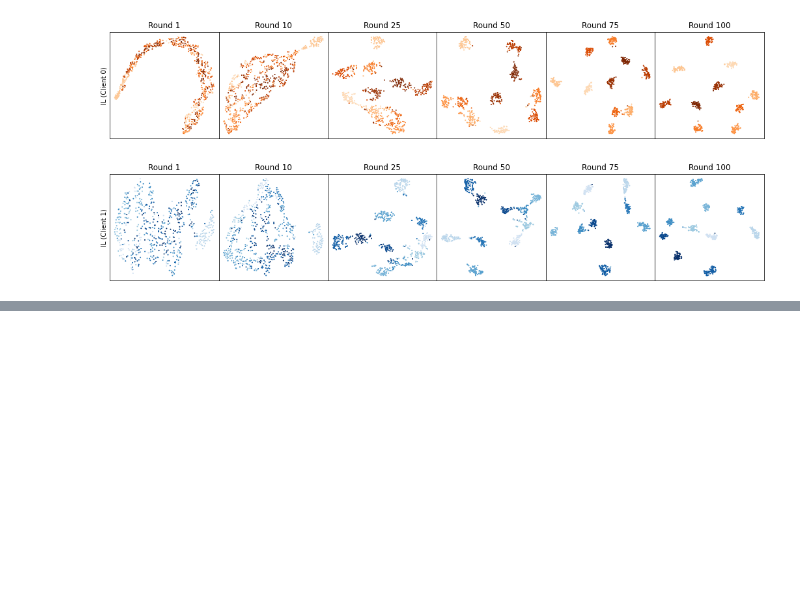
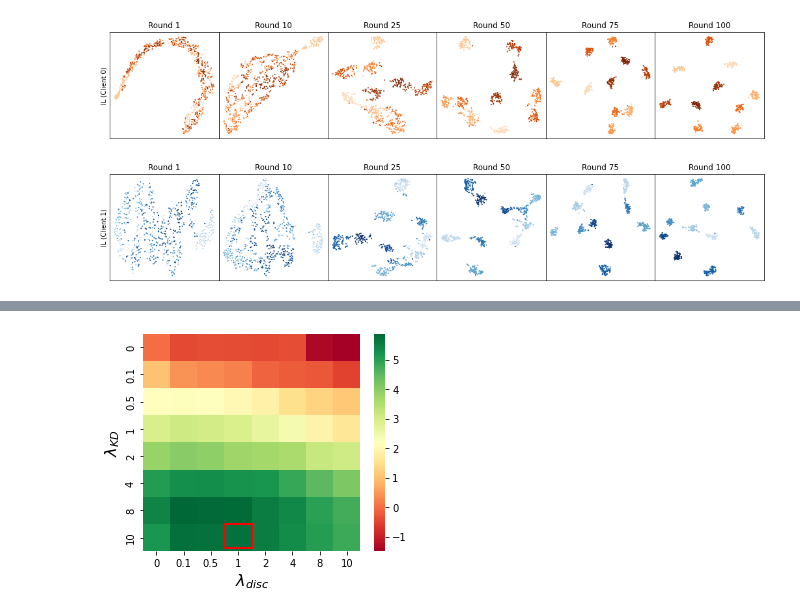
Before and after one commit to jingax/Multi-Fed, a Jupyter notebook: Figures.ipynb, the cells around one changed output, grey strips where cells are left out. Cells and saved outputs as stored; diff of their text form; code cells hidden in the pictures; blank space fills up the shorter version.

Commit message:
Adding lambda ablation study

```diff
--- a/Figures.ipynb
+++ b/Figures.ipynb
@@ -459,0 +463,31 @@ tracker_fl.plot_tSNE(r_list=r_list, title="FL", savepath="./saves/paper/MNIST_N2
+# %%
+dataset = "MNIST"
+model = "LeNet5"
+reduced = 0.02
+rounds = 100
+n_avg = 10
+track_history = False
+export_dir = None #"./saves/MNIST_test"
+device = "cuda:3"
+n_clients = 5
+feature_dim = 84
+seed = 0
+
+lambda_kd_list = [0, 0.1, 0.5, 1, 2, 4, 8, 10]
+lambda_disc_list = [0, 0.1, 0.5, 1, 2, 4, 8, 10]
+
+tr_loss = np.zeros((len(lambda_kd_list), len(lambda_disc_list)))
+val_loss = np.zeros((len(lambda_kd_list), len(lambda_disc_list)))
+tr_acc = np.zeros((len(lambda_kd_list), len(lambda_disc_list)))
+val_acc = np.zeros((len(lambda_kd_list), len(lambda_disc_list)))
+
+for i_kd, lambda_kd in enumerate(lambda_kd_list):
+    for i_disc, lambda_disc in enumerate(lambda_disc_list):
+        pt_kd, _ = run(n_clients=n_clients, dataset=dataset, model=model, lambda_kd=lambda_kd, lambda_disc=lambda_disc,
+                    reduced=reduced, n_avg=n_avg, rounds=rounds, track_history=track_history,
+                    export_dir=export_dir, device=device, seed=seed)
+
+        tr_loss[i_kd, i_disc] = np.array([pt.perf_histories["Train"]["loss"][-1] for pt in pt_kd]).mean()
+        val_loss[i_kd, i_disc] = np.array([pt.perf_histories["Validation (global)"]["loss"][-1] for pt in pt_kd]).mean()
+        tr_acc[i_kd, i_disc] = np.array([pt.perf_histories["Train"]["accuracy"][-1] for pt in pt_kd]).mean()
+        val_acc[i_kd, i_disc] = np.array([pt.perf_histories["Validation (global)"]["accuracy"][-1] for pt in pt_kd]).mean()
@@ -459,0 +512,12 @@ tracker_fl.plot_tSNE(r_list=r_list, title="FL", savepath="./saves/paper/MNIST_N2
+# %%
+import seaborn as sns
+import matplotlib
+fig, ax = plt.subplots(1,1, figsize=(5,4))
+data = (val_acc-val_acc[0,0]) * 100
+sns.heatmap(data, cmap="RdYlGn", annot=False, cbar=True, square=True, ax=ax, xticklabels=lambda_disc_list, yticklabels=lambda_kd_list, annot_kws={"fontsize":"small"})
+ax.set_xlabel("$\lambda_{disc}$", fontsize=16)
+ax.set_ylabel("$\lambda_{KD}$", fontsize=16)
+ax.add_patch(matplotlib.patches.Rectangle((3, 7), 1.0, 0.9, edgecolor='red', fill=False, lw=2))
+fig.savefig("./saves/paper/MNIST_N5_R100/lambda_ablation.png", bbox_inches='tight')
+# %% [output]
+[figure, added]
```
Also changed, not shown: parts of 5 cells of this notebook, 1 other file.
